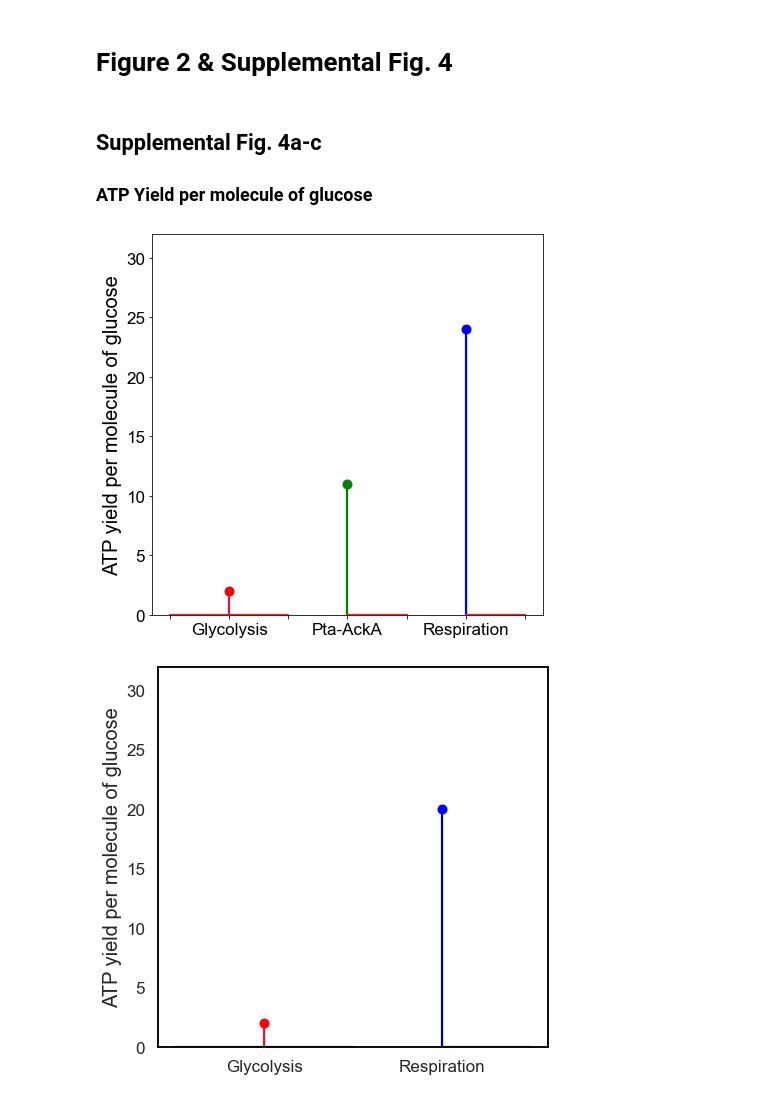
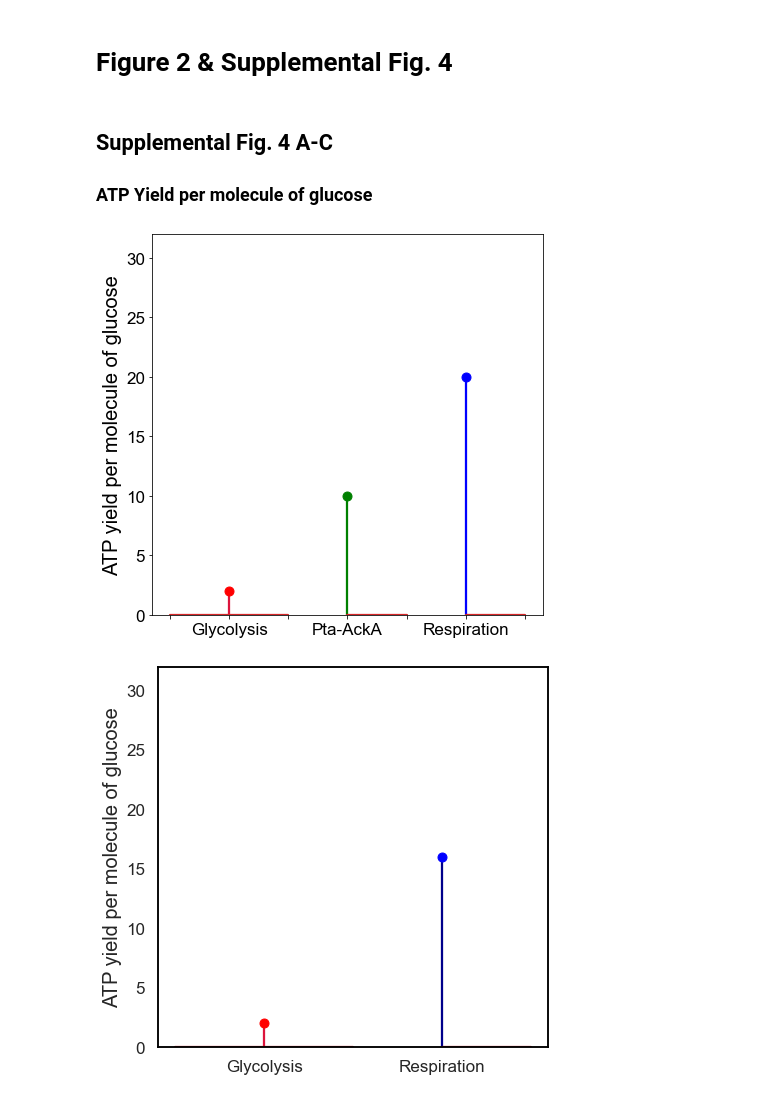
Before and after one commit to DenisTitovLab/WarburgEffectModel, a Jupyter notebook: Figure 2, Supplemental Figure 4.ipynb, the cells around one changed output. Drawn from its saved outputs; the diff is of its cells as text; code cells hidden in the pictures.

```diff
--- a/Figure 2, Supplemental Figure 4.ipynb
+++ b/Figure 2, Supplemental Figure 4.ipynb
@@ -13,7 +13,7 @@ from matplotlib.lines import Line2D
 import warnings
 warnings.filterwarnings('ignore')
 # %% [markdown]
-## Supplemental Fig. 4a-c
+## Supplemental Fig. 4 A-C
 ### ATP Yield per molecule of glucose
 # %%
 #Exended Data Fig. 4a
@@ -21,37 +21,37 @@ warnings.filterwarnings('ignore')
 
 #ATP yield for ecoli
 Y_Glyc = 2
-Y_Pta_acka = 11
-Y_Resp = 24
+Y_Pta_acka = 10
+Y_Resp = 20
 
 #make three dataframes with fermentation and respiration yield values
 d = {'yield': [-1, Y_Glyc, -1], 'pathway': ['', 'Glycolysis', '   ']}
 d2 = {'yield': [Y_Pta_acka, -1], 'pathway': ['Pta-AckA', ' ']}
 d3 = {'yield': [Y_Resp, -1], 'pathway': ['Respiration', '    ']}
 df = pd.DataFrame(data=d)
 df2 = pd.DataFrame(data=d2)
 df3 = pd.DataFrame(data=d3)
 
 #generate figure
 fig, ax = plt.subplots(figsize = (7,7))
 sns.set_style("white", {"axes.edgecolor": "black"})
 sns.set_context("talk")
 plt.ylim(0,32)
 
 plt.stem(df['pathway'], df['yield'], 'crimson', markerfmt = "ro")
 plt.stem(df2['pathway'], df2['yield'], 'green', markerfmt = "go")
 plt.stem(df3['pathway'], df3['yield'], 'blue', markerfmt = "bo")
 
 plt.ylabel('ATP yield per molecule of glucose',fontsize=20)
 plt.yticks(fontsize=17)
 plt.xticks(fontsize=17)
 
 plt.show()
 
 #save figure
-fig.savefig('./Figures/edf4a_ecoli_yield.svg',format='svg', dpi=1200)
+fig.savefig('./Figures/sf4a_ecoli_yield.svg',format='svg', dpi=1200)
 # %% [output]
-[figure, old version]
+[figure, new version]
 # %%
 def yieldPlot(Y_Glyc, Y_Resp):
 
@@ -80,12 +80,12 @@ def yieldPlot(Y_Glyc, Y_Resp):
 # %%
 #Exended Data Fig. 4b
 #ATP yield per molecule of glucose for S. cerevisiae
-yeast_yield = yieldPlot(2, 20)
+yeast_yield = yieldPlot(2, 16)
 
 #save figure
-yeast_yield.savefig('./Figures/edf4b_scerevisiae_yield.svg',format='svg', dpi=1200)
+yeast_yield.savefig('./Figures/sf4b_scerevisiae_yield.svg',format='svg', dpi=1200)
 # %% [output]
-[figure, old version]
+[figure, new version]
 # %%
 #Exended Data Fig. 4c
 #ATP yield per molecule of glucose for mammalian cells
```
Also changed, not shown: parts of 45 cells of this notebook.
